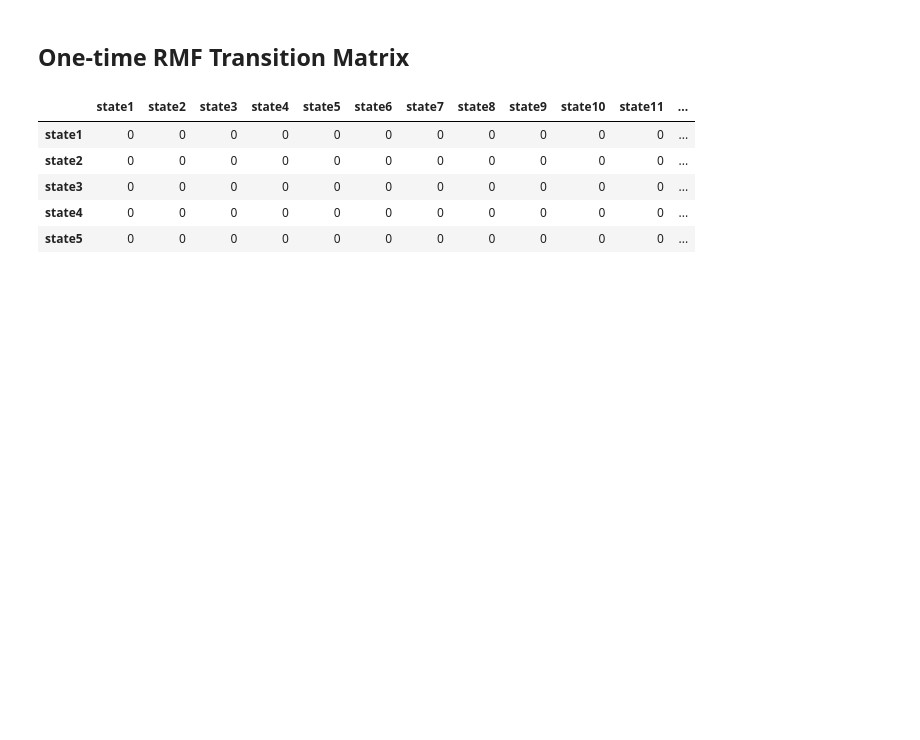
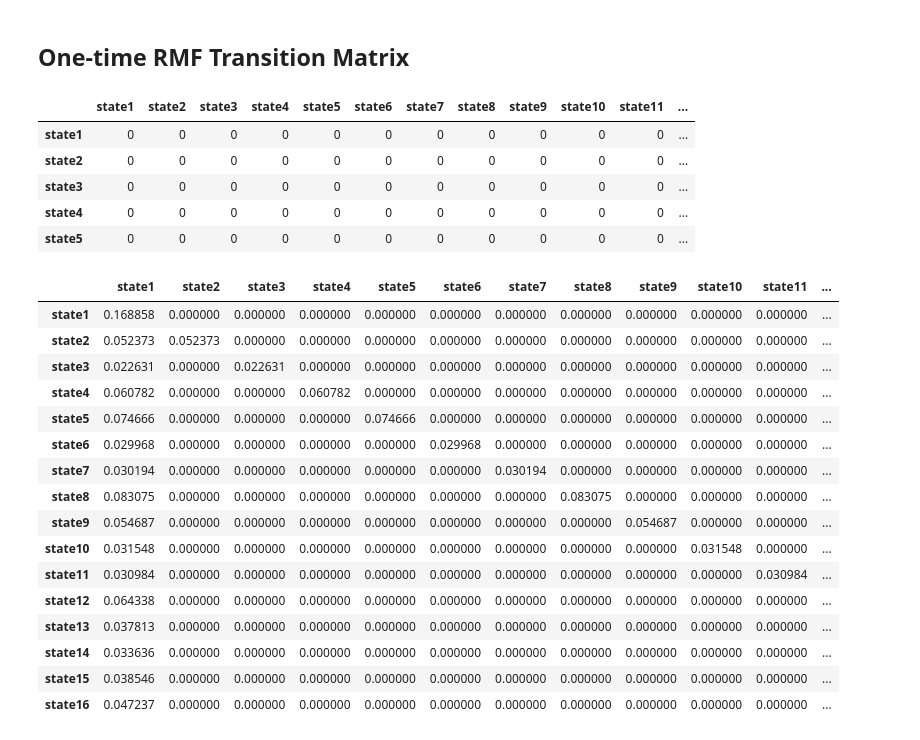
Before and after one commit to jonhilgart22/Galvanize-Data-Leadership, a Jupyter notebook: week5-MCM-CLV/Team-8-Markov-Chains_v2.ipynb, the cells around one changed output. Drawn from its saved outputs; the diff is of its cells as text; code cells hidden in the pictures; blank space fills up the shorter version.

```diff
--- a/week5-MCM-CLV/Team-8-Markov-Chains_v2.ipynb
+++ b/week5-MCM-CLV/Team-8-Markov-Chains_v2.ipynb
@@ -666,7 +666,7 @@ rmf_probs
 # %% [markdown]
 ## One-time RMF Transition Matrix
 # %%
-transRMFrows = ['state{}'.format(i) for i in range(1, len(rmf_probs))]
+transRMFrows = ['state{}'.format(i) for i in range(1, len(rmf_probs)+1)]
 # transRMFcols = ['high_spenders', 'budget_buyers', 'inactive']
 # %%
 trans_RMF_df = pd.DataFrame(0, columns=transRMFrows, index=transRMFrows)
@@ -680,12 +680,38 @@ trans_RMF_df.head()
 | state5 | 0 | 0 | 0 | 0 | 0 | 0 | 0 | 0 | 0 | 0 | 0 | ... |
 # %%
 trans_RMF_df['state1'] = rmf_probs
-trans_RMF_df['state2'] = [0, 0, 0, 0, 0, 0, 0, 0, 0, 0, 0, 0, 0, 0, 0]
-trans_RMF_df['state3'] = [0, 0, 0, 0, 0, 0, 0, 0, 0, 0, 0, 0, 0, 0, 0]
-trans_RMF_df['state4'] = [0, 0, 0, 0, 0, 0, 0, 0, 0, 0, 0, 0, 0, 0, 0]
-trans_RMF_df['state5'] = [0, 0, 0, 0, 0, 0, 0, 0, 0, 0, 0, 0, 0, 0, 0]
-trans_RMF_df['state6'] = [0, 0, 0, 0, 0, 0, 0, 0, 0, 0, 0, 0, 0, 0, 0]
-trans_RMF_df['state7'] = [0, 0, 0, 0, 0, 0, 0, 0, 0, 0, 0, 0, 0, 0, 0]
-trans_RMF_df['state8'] = [0, 0, 0, 0, 0, 0, 0, 0, 0, 0, 0, 0, 0, 0, 0]
-trans_RMF_df['state9'] = [0, 0, 0, 0, 0, 0, 0, 0, 0, 0, 0, 0, 0, 0, 0]
-trans_RMF_df['state10'] = [0, 0, 0, 0, 0, 0, 0, 0, 0, 0, 0, 0, 0, 0, 0]
+trans_RMF_df['state2'] = [0, rmf_probs[1], 0, 0, 0, 0, 0, 0, 0, 0, 0, 0, 0, 0, 0, 0]
+trans_RMF_df['state3'] = [0, 0, rmf_probs[2], 0, 0, 0, 0, 0, 0, 0, 0, 0, 0, 0, 0, 0]
+trans_RMF_df['state4'] = [0, 0, 0, rmf_probs[3], 0, 0, 0, 0, 0, 0, 0, 0, 0, 0, 0, 0]
+trans_RMF_df['state5'] = [0, 0, 0, 0, rmf_probs[4], 0, 0, 0, 0, 0, 0, 0, 0, 0, 0, 0]
+trans_RMF_df['state6'] = [0, 0, 0, 0, 0, rmf_probs[5], 0, 0, 0, 0, 0, 0, 0, 0, 0, 0]
+trans_RMF_df['state7'] = [0, 0, 0, 0, 0, 0, rmf_probs[6], 0, 0, 0, 0, 0, 0, 0, 0, 0]
+trans_RMF_df['state8'] = [0, 0, 0, 0, 0, 0, 0, rmf_probs[7], 0, 0, 0, 0, 0, 0, 0, 0]
+trans_RMF_df['state9'] = [0, 0, 0, 0, 0, 0, 0, 0, rmf_probs[8], 0, 0, 0, 0, 0, 0, 0]
+trans_RMF_df['state10'] = [0, 0, 0, 0, 0, 0, 0, 0, 0, rmf_probs[9], 0, 0, 0, 0, 0, 0]
+trans_RMF_df['state11'] = [0, 0, 0, 0, 0, 0, 0, 0, 0, 0, rmf_probs[10], 0, 0, 0, 0, 0]
+trans_RMF_df['state12'] = [0, 0, 0, 0, 0, 0, 0, 0, 0, 0, 0, rmf_probs[11], 0, 0, 0, 0]
+trans_RMF_df['state13'] = [0, 0, 0, 0, 0, 0, 0, 0, 0, 0, 0, 0, rmf_probs[12], 0, 0, 0]
+trans_RMF_df['state14'] = [0, 0, 0, 0, 0, 0, 0, 0, 0, 0, 0, 0, 0, rmf_probs[13], 0, 0]
+trans_RMF_df['state15'] = [0, 0, 0, 0, 0, 0, 0, 0, 0, 0, 0, 0, 0, 0, rmf_probs[14], 0]
+trans_RMF_df['state16'] = [0, 0, 0, 0, 0, 0, 0, 0, 0, 0, 0, 0, 0, 0, 0, rmf_probs[15]]
+# %%
+trans_RMF_df
+# %% [output]
+|  | state1 | state2 | state3 | state4 | state5 | state6 | state7 | state8 | state9 | state10 | state11 | ... |
+| state1 | 0.168858 | 0.000000 | 0.000000 | 0.000000 | 0.000000 | 0.000000 | 0.000000 | 0.000000 | 0.000000 | 0.000000 | 0.000000 | ... |
+| state2 | 0.052373 | 0.052373 | 0.000000 | 0.000000 | 0.000000 | 0.000000 | 0.000000 | 0.000000 | 0.000000 | 0.000000 | 0.000000 | ... |
+| state3 | 0.022631 | 0.000000 | 0.022631 | 0.000000 | 0.000000 | 0.000000 | 0.000000 | 0.000000 | 0.000000 | 0.000000 | 0.000000 | ... |
+| state4 | 0.060782 | 0.000000 | 0.000000 | 0.060782 | 0.000000 | 0.000000 | 0.000000 | 0.000000 | 0.000000 | 0.000000 | 0.000000 | ... |
+| state5 | 0.074666 | 0.000000 | 0.000000 | 0.000000 | 0.074666 | 0.000000 | 0.000000 | 0.000000 | 0.000000 | 0.000000 | 0.000000 | ... |
+| state6 | 0.029968 | 0.000000 | 0.000000 | 0.000000 | 0.000000 | 0.029968 | 0.000000 | 0.000000 | 0.000000 | 0.000000 | 0.000000 | ... |
+| state7 | 0.030194 | 0.000000 | 0.000000 | 0.000000 | 0.000000 | 0.000000 | 0.030194 | 0.000000 | 0.000000 | 0.000000 | 0.000000 | ... |
+| state8 | 0.083075 | 0.000000 | 0.000000 | 0.000000 | 0.000000 | 0.000000 | 0.000000 | 0.083075 | 0.000000 | 0.000000 | 0.000000 | ... |
+| state9 | 0.054687 | 0.000000 | 0.000000 | 0.000000 | 0.000000 | 0.000000 | 0.000000 | 0.000000 | 0.054687 | 0.000000 | 0.000000 | ... |
+| state10 | 0.031548 | 0.000000 | 0.000000 | 0.000000 | 0.000000 | 0.000000 | 0.000000 | 0.000000 | 0.000000 | 0.031548 | 0.000000 | ... |
+| state11 | 0.030984 | 0.000000 | 0.000000 | 0.000000 | 0.000000 | 0.000000 | 0.000000 | 0.000000 | 0.000000 | 0.000000 | 0.030984 | ... |
+| state12 | 0.064338 | 0.000000 | 0.000000 | 0.000000 | 0.000000 | 0.000000 | 0.000000 | 0.000000 | 0.000000 | 0.000000 | 0.000000 | ... |
+| state13 | 0.037813 | 0.000000 | 0.000000 | 0.000000 | 0.000000 | 0.000000 | 0.000000 | 0.000000 | 0.000000 | 0.000000 | 0.000000 | ... |
+| state14 | 0.033636 | 0.000000 | 0.000000 | 0.000000 | 0.000000 | 0.000000 | 0.000000 | 0.000000 | 0.000000 | 0.000000 | 0.000000 | ... |
+| state15 | 0.038546 | 0.000000 | 0.000000 | 0.000000 | 0.000000 | 0.000000 | 0.000000 | 0.000000 | 0.000000 | 0.000000 | 0.000000 | ... |
+| state16 | 0.047237 | 0.000000 | 0.000000 | 0.000000 | 0.000000 | 0.000000 | 0.000000 | 0.000000 | 0.000000 | 0.000000 | 0.000000 | ... |
```
Also changed, not shown: parts of 1 cell of this notebook.
